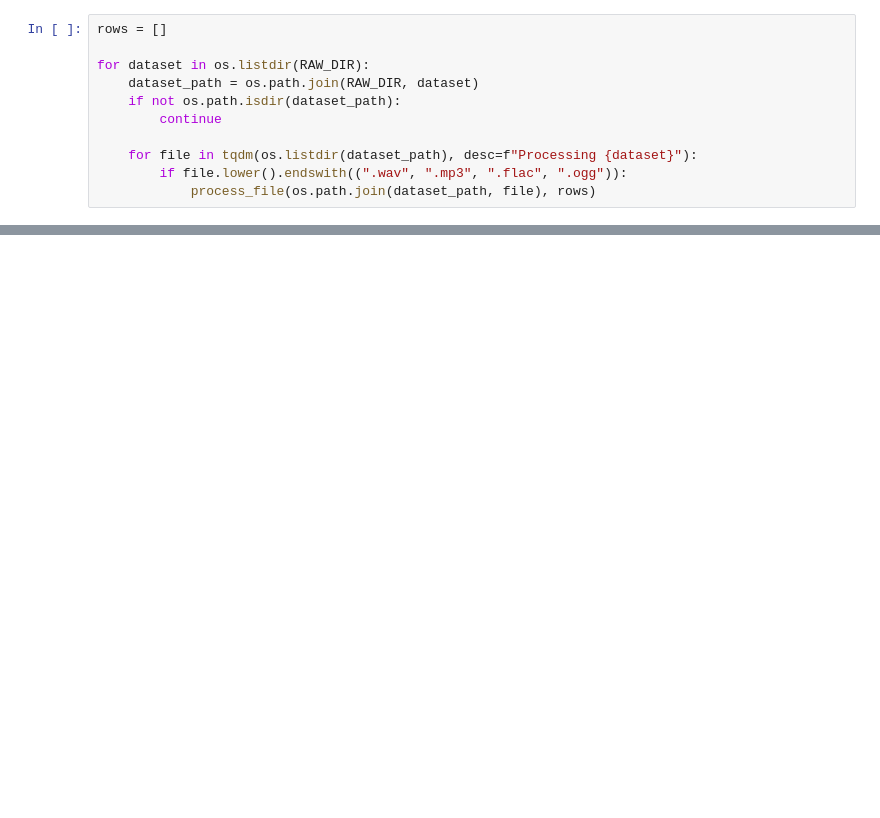
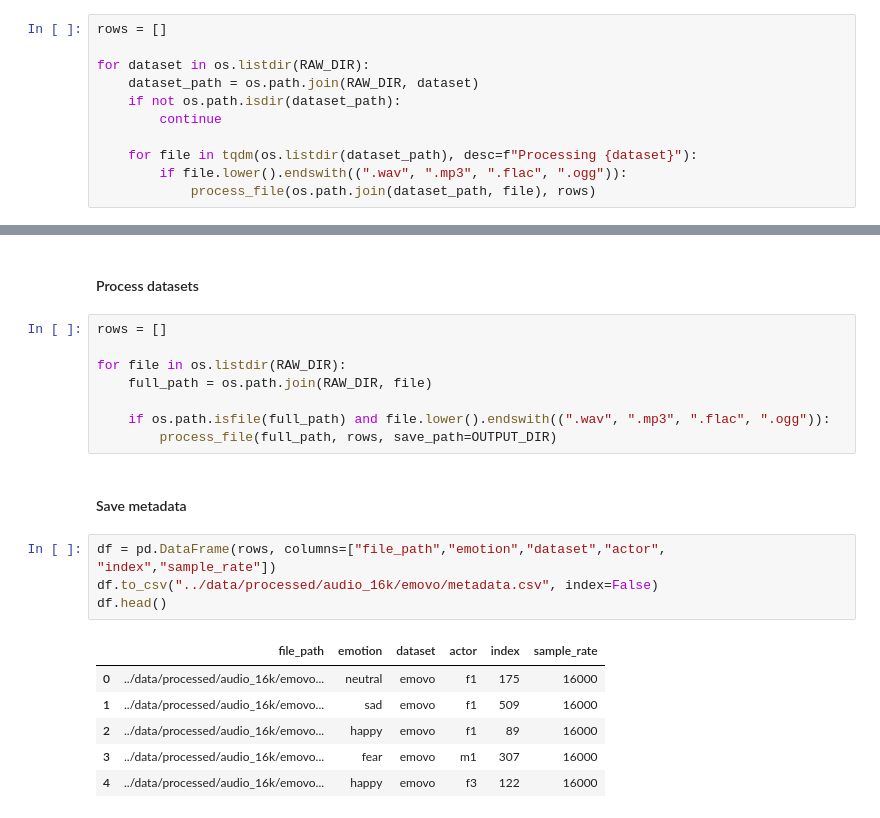
Before and after one commit to JohnOzu/speech-emotion-recognition-ml, a Jupyter notebook: notebooks/02-preprocess.ipynb, the cells around one changed output, grey strips where cells are left out. Cells and saved outputs as stored; diff of their text form; blank space fills up the shorter version.

```diff
--- a/notebooks/02-preprocess.ipynb
+++ b/notebooks/02-preprocess.ipynb
@@ -54,0 +101,23 @@ df.head()
+# %% [markdown]
+#### Process datasets
+# %%
+rows = []
+
+for file in os.listdir(RAW_DIR):
+    full_path = os.path.join(RAW_DIR, file)
+
+    if os.path.isfile(full_path) and file.lower().endswith((".wav", ".mp3", ".flac", ".ogg")):
+        process_file(full_path, rows, save_path=OUTPUT_DIR)
+# %% [markdown]
+#### Save metadata
+# %%
+df = pd.DataFrame(rows, columns=["file_path","emotion","dataset","actor", "index","sample_rate"])
+df.to_csv("../data/processed/audio_16k/emovo/metadata.csv", index=False)
+df.head()
+# %% [output]
+|  | file_path | emotion | dataset | actor | index | sample_rate |
+| 0 | ../data/processed/audio_16k/emovo... | neutral | emovo | f1 | 175 | 16000 |
+| 1 | ../data/processed/audio_16k/emovo... | sad | emovo | f1 | 509 | 16000 |
+| 2 | ../data/processed/audio_16k/emovo... | happy | emovo | f1 | 89 | 16000 |
+| 3 | ../data/processed/audio_16k/emovo... | fear | emovo | m1 | 307 | 16000 |
+| 4 | ../data/processed/audio_16k/emovo... | happy | emovo | f3 | 122 | 16000 |
```
Also changed, not shown: parts of 19 cells of this notebook, 15 other files.
